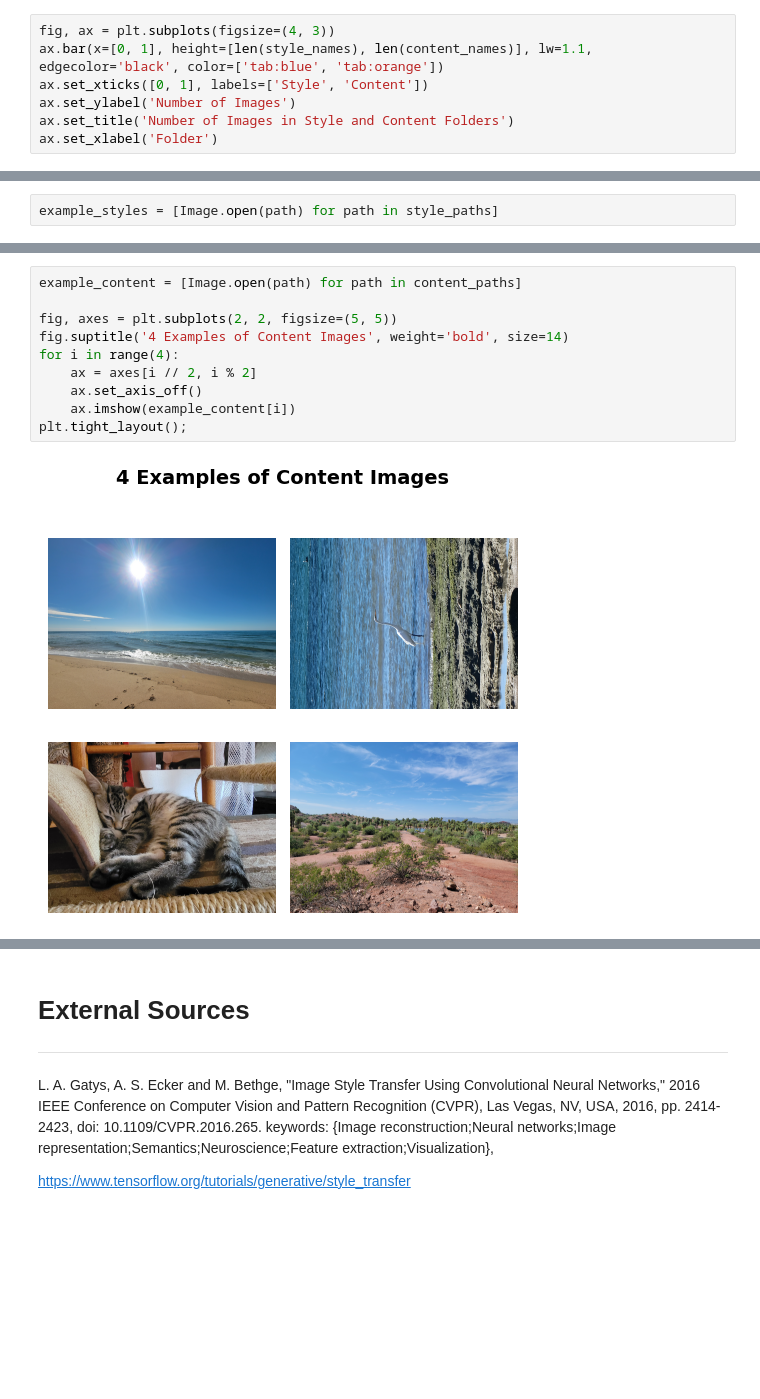
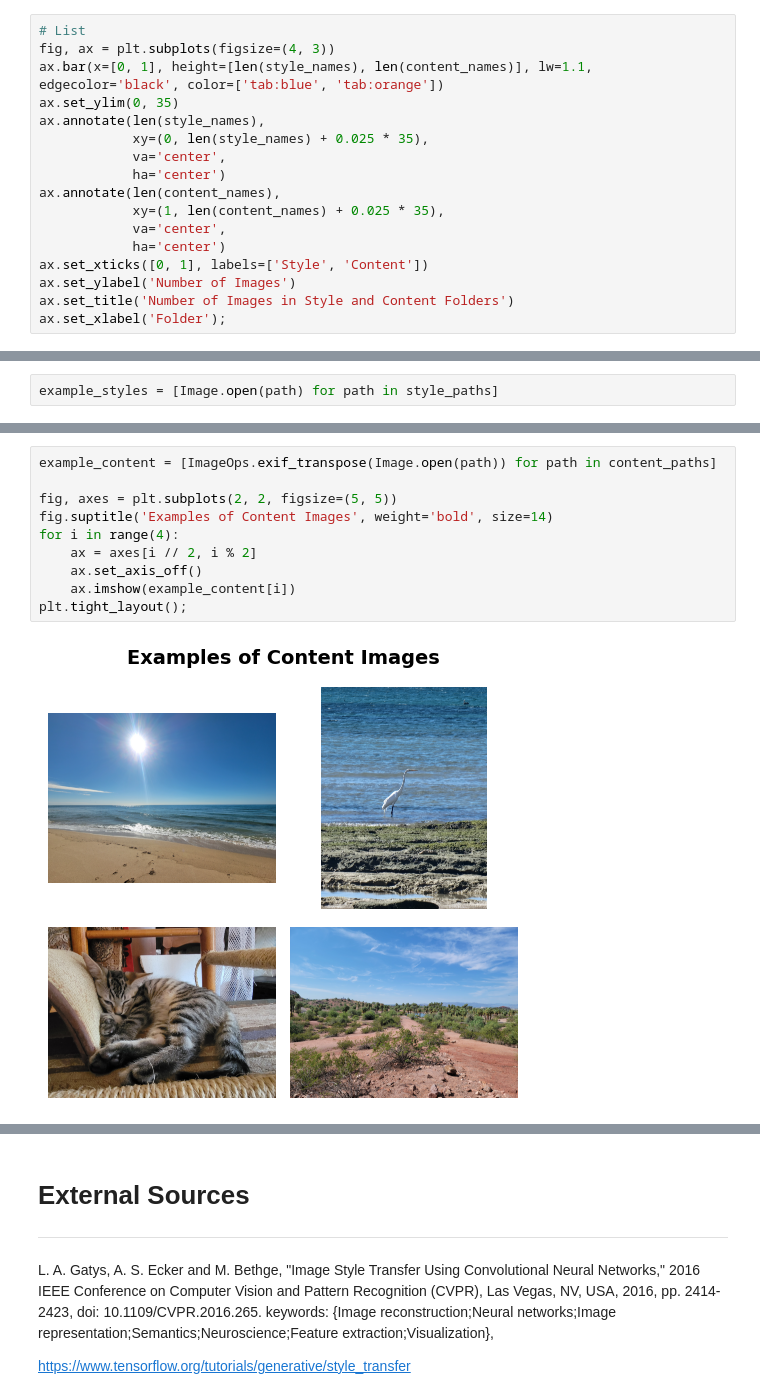
Before and after one commit to TrinityGahagen2K/neural-style-transfer-app, a Jupyter notebook: research_notebook.ipynb, the cells around one changed output, grey strips where cells are left out. Drawn from its saved outputs; the diff is of its cells as text; blank space fills up the shorter version.

```diff
--- a/research_notebook.ipynb
+++ b/research_notebook.ipynb
@@ -68,8 +76,18 @@ content_paths = [os.path.join(CONTENT_DIRECTORY, name) for name in content_names
 # %%
+# List
 fig, ax = plt.subplots(figsize=(4, 3))
 ax.bar(x=[0, 1], height=[len(style_names), len(content_names)], lw=1.1, edgecolor='black', color=['tab:blue', 'tab:orange'])
+ax.set_ylim(0, 35)
+ax.annotate(len(style_names),
+            xy=(0, len(style_names) + 0.025 * 35),
+            va='center',
+            ha='center')
+ax.annotate(len(content_names),
+            xy=(1, len(content_names) + 0.025 * 35),
+            va='center',
+            ha='center')
 ax.set_xticks([0, 1], labels=['Style', 'Content'])
 ax.set_ylabel('Number of Images')
 ax.set_title('Number of Images in Style and Content Folders')
-ax.set_xlabel('Folder')
+ax.set_xlabel('Folder');
 # %% [output]
@@ -90,12 +109,12 @@ plt.tight_layout();
 # %%
-example_content = [Image.open(path) for path in content_paths]
+example_content = [ImageOps.exif_transpose(Image.open(path)) for path in content_paths]
 
 fig, axes = plt.subplots(2, 2, figsize=(5, 5))
-fig.suptitle('4 Examples of Content Images', weight='bold', size=14)
+fig.suptitle('Examples of Content Images', weight='bold', size=14)
 for i in range(4):
     ax = axes[i // 2, i % 2]
     ax.set_axis_off()
     ax.imshow(example_content[i])
 plt.tight_layout();
 # %% [output]
-[figure, old version]
+[figure, new version]
```
Also changed, not shown: parts of 17 cells of this notebook.
